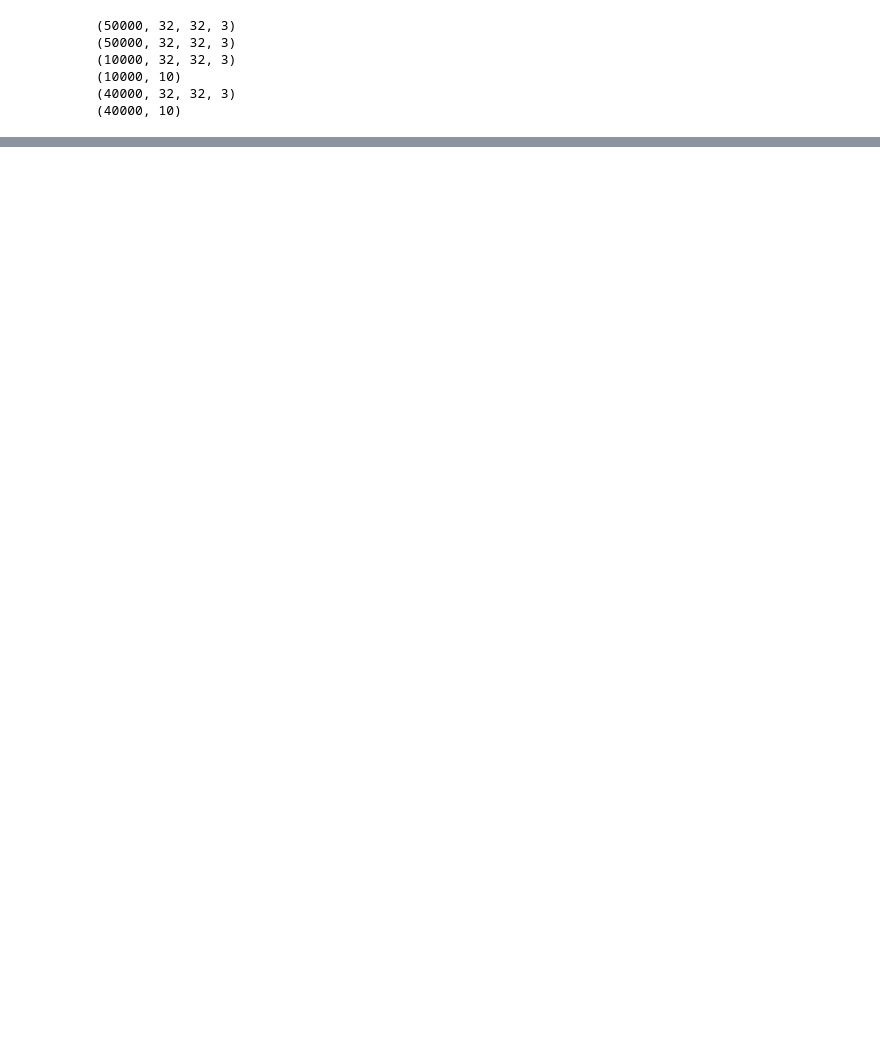
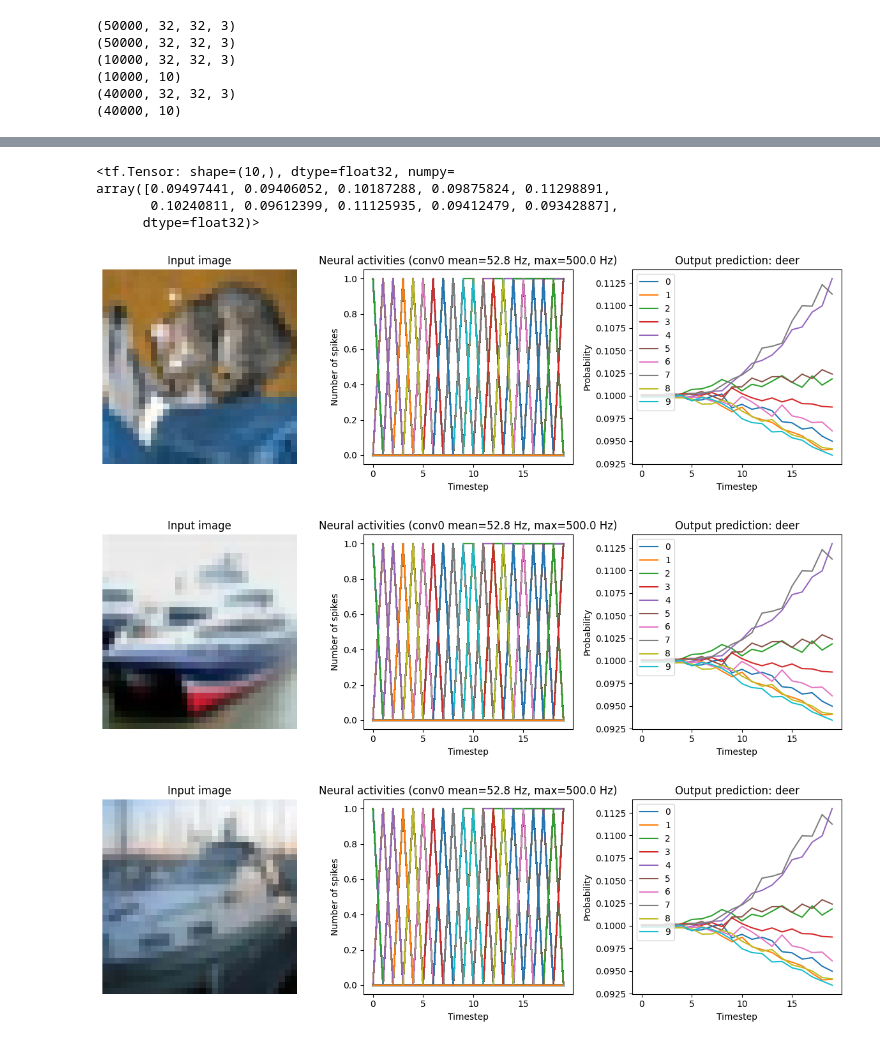
Before and after one commit to coltfox/vgg16-snn, a Jupyter notebook: vgg16-snn.ipynb, the cells around one changed output, grey strips where cells are left out. Drawn from its saved outputs; the diff is of its cells as text; code cells hidden in the pictures; blank space fills up the shorter version.

Commit message:
Plot spikes, fix probes and accuracy score

```diff
--- a/vgg16-snn.ipynb
+++ b/vgg16-snn.ipynb
@@ -292,0 +232,20 @@ Spiking network prediction accuracy: 0.0000 %
+# %%
+n_steps = 256 # Number of timesteps
+
+n_test = 128
+x_test_slice = x_test_t[:n_test]
+y_test_slice = y_test_t[:n_test]
+
+tiled_test_images = np.tile(x_test_slice, (1, n_steps, 1))
+
+with nengo_dl.Simulator(
+        converter.net, progress_bar=False
+    ) as nengo_sim:
+        data = nengo_sim.predict({input_probe: tiled_test_images})
+
+predictions = np.argmax(data[output_probe][:, -1], axis=-1, keepdims=True)
+# print(data[output_probe],)
+# print(predictions)
+# print(y_test_slice)
+accuracy = (y_test_slice == predictions).mean()
+print(f"Test accuracy: {100 * accuracy:.2f}%")
@@ -292,0 +259,44 @@ Spiking network prediction accuracy: 0.0000 %
+# %%
+tf.nn.softmax(data[output_probe][:, -1][0])
+# %% [output]
+<tf.Tensor: shape=(10,), dtype=float32, numpy=
+array([0.09497441, 0.09406052, 0.10187288, 0.09875824, 0.11298891,
+       0.10240811, 0.09612399, 0.11125935, 0.09412479, 0.09342887],
+      dtype=float32)>
+# %%
+# plot the results
+for i in range(3):
+    plt.figure(figsize=(12, 4))
+
+    plt.subplot(1, 3, 1)
+    plt.title("Input image")
+    plt.imshow(np.reshape(x_test_t[i], (32, 32, 3)))
+    plt.axis("off")
+
+    plt.subplot(1, 3, 2)
+
+    scaled_data = data[first_conv_probe][i] * sfr
+    scaled_data *= 0.001
+    rates = np.sum(scaled_data, axis=0) / (n_steps * nengo_sim.dt)
+    plt.ylabel("Number of spikes")
+
+    plt.xlabel("Timestep")
+    plt.title(
+        f"Neural activities (conv0 mean={rates.mean():.1f} Hz, "
+        f"max={rates.max():.1f} Hz)"
+    )
+    plt.plot(scaled_data)
+
+    plt.subplot(1, 3, 3)
+    plt.title(f"Output prediction: {class_names[predictions[i][0]]}")
+    # plt.plot(to_categorical(predictions[i][0], num_classes=10))
+    plt.plot(tf.nn.softmax(data[output_probe][i]))
+    plt.legend([str(j) for j in range(10)], loc="upper left")
+    plt.xlabel("Timestep")
+    plt.ylabel("Probability")
+
+    plt.tight_layout()
+# %% [output]
+[figure, added]
+[figure, added]
+[figure, added]
```
Also changed, not shown: parts of 10 cells of this notebook.
